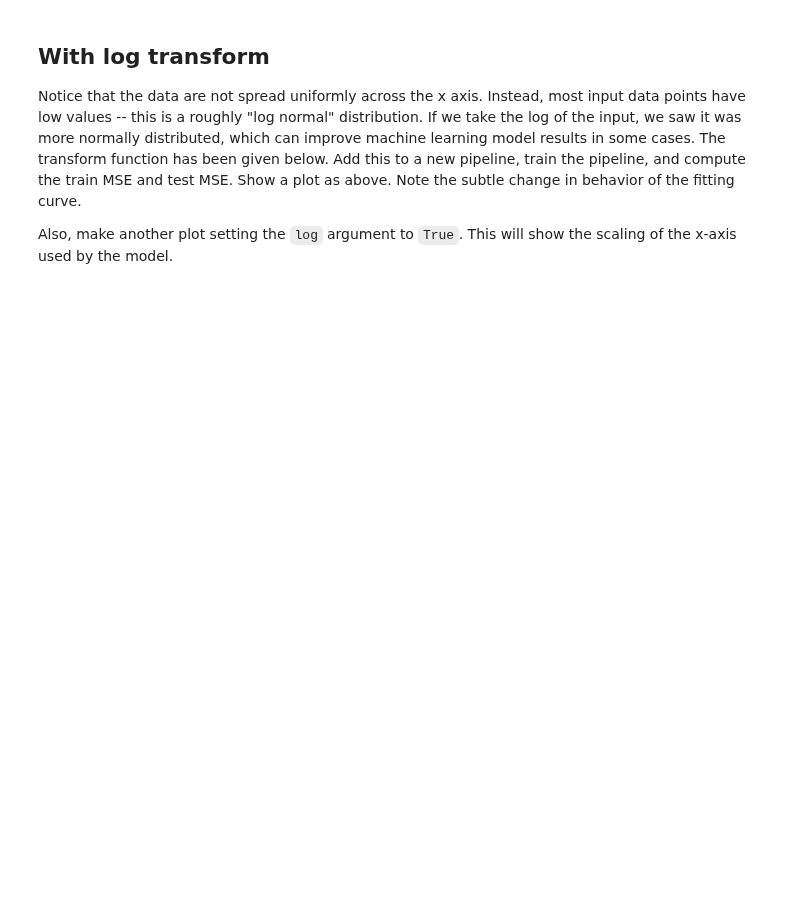
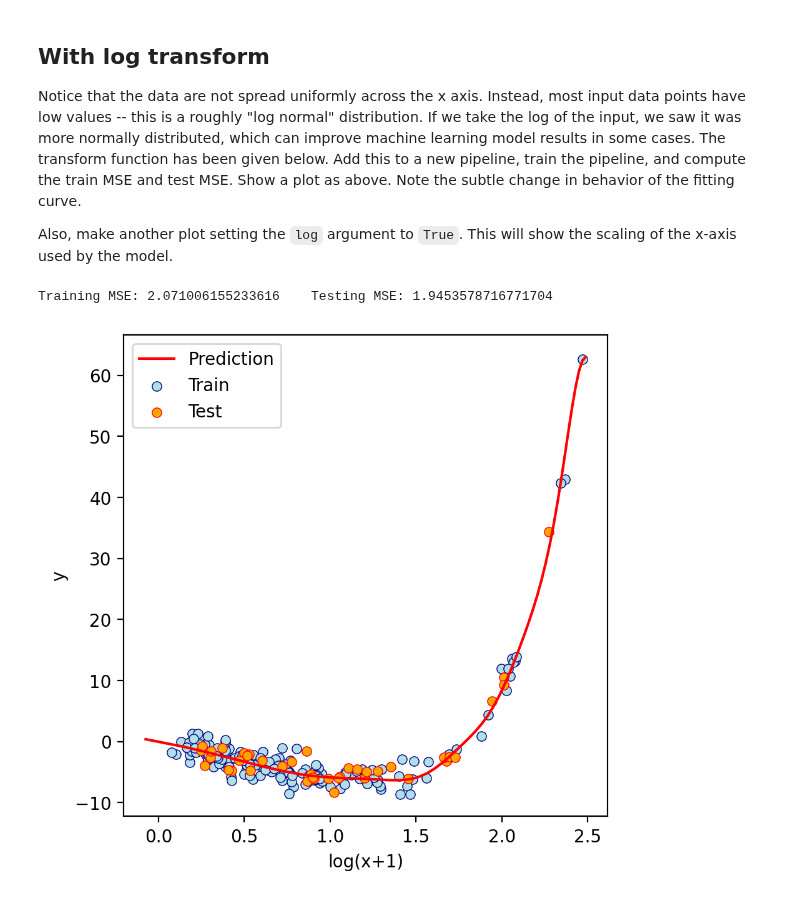
Before and after one commit to zsqu4re/ML-for-engineers, a Jupyter notebook: HW6/M6-L1-P3.ipynb, the cells around one changed output. Saved outputs shown, nothing was run; the diff lists cells and outputs as text; code cells hidden in the pictures; blank space fills up the shorter version.

```diff
--- a/HW6/M6-L1-P3.ipynb
+++ b/HW6/M6-L1-P3.ipynb
@@ -91,0 +88,24 @@ model = SVR(C=100)
+# %%
+def log_transform(x):
+    return np.log(x + 1.)
+
+transform = FunctionTransformer(log_transform)
+model = SVR(C=100)
+
+
+# YOUR CODE GOES HERE
+pipeline = Pipeline([("SVR", model)])
+
+# Fit the pipeline to the training data
+pipeline.fit(X_train, y_train)
+
+# Make predictions with the pipeline
+pred_train = pipeline.predict(X_train)
+pred_test = pipeline.predict(X_test)
+print("Training MSE:", mean_squared_error(y_train, pred_train), "   Testing MSE:", mean_squared_error(y_test, pred_test))
+
+# Plot the predictions
+plot(X_train, X_test, y_train, y_test, pipeline,log = True)
+# %% [output]
+Training MSE: 2.071006155233616    Testing MSE: 1.9453578716771704
+[figure, added]
```
Also changed, not shown: parts of 3 cells of this notebook, 2 other files.
